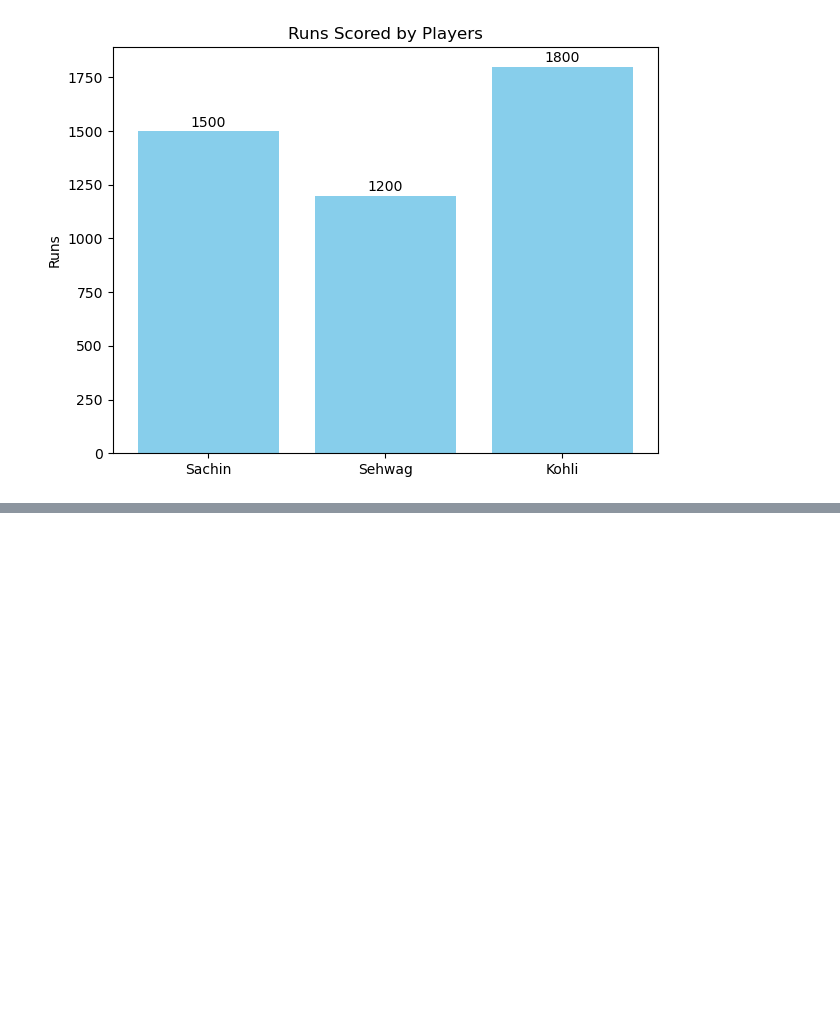
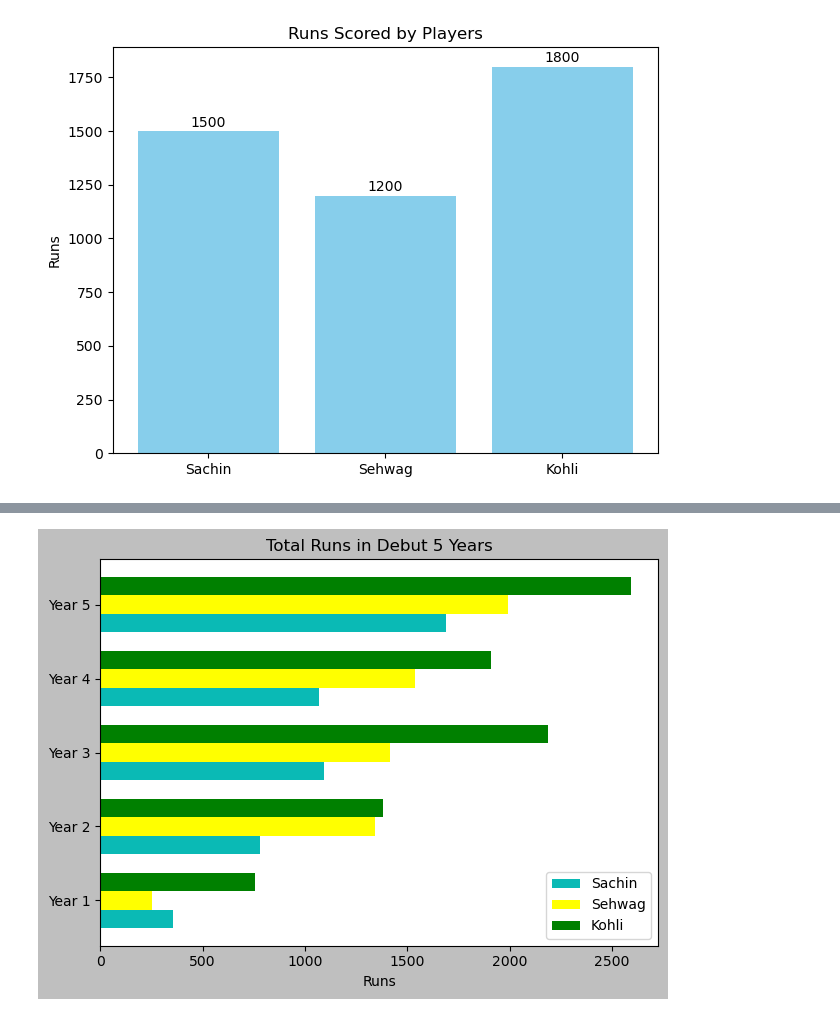
Before and after one commit to IndoKris/Data-Science, a Jupyter notebook: Matplotlib/Bar chart.ipynb, the cells around one changed output, grey strips where cells are left out. Cells and saved outputs as stored; diff of their text form; code cells hidden in the pictures; blank space fills up the shorter version.

```diff
--- a/Matplotlib/Bar chart.ipynb
+++ b/Matplotlib/Bar chart.ipynb
@@ -78,0 +134,35 @@ plt.show()
+# %%
+import matplotlib.pyplot as plt
+import numpy as np
+
+# Data
+years = ["Year 1", "Year 2", "Year 3", "Year 4", "Year 5"]
+sachin_runs = [357, 782, 1095, 1066, 1688]
+sehwag_runs = [254, 1344, 1414, 1535, 1991]
+kohli_runs  = [757, 1381, 2186, 1910, 2595]
+
+# Bar positions
+x = np.arange(len(years))
+bar_height = 0.25  # smaller = more spacing
+
+plt.style.use('grayscale')
+
+# Plotting
+plt.barh(y=x - bar_height, width=sachin_runs, height=bar_height,
+          linewidth=1, color='#0ABAB5', label='Sachin')
+
+plt.barh(y=x, width=sehwag_runs, height=bar_height,
+          linewidth=2, color='yellow', label='Sehwag')
+
+plt.barh(y=x + bar_height, width=kohli_runs, height=bar_height,
+          linewidth=3, color='green', label='Kohli')
+
+# Y-axis ticks
+plt.yticks(x, years)
+plt.xlabel("Runs")
+plt.title("Total Runs in Debut 5 Years")
+plt.legend()
+plt.tight_layout()
+plt.show()
+# %% [output]
+[figure, added]
```
Also changed, not shown: parts of 3 cells of this notebook.
